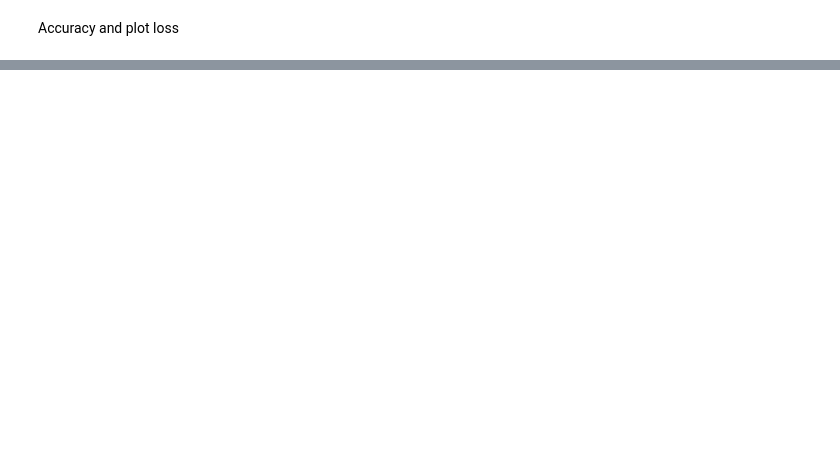
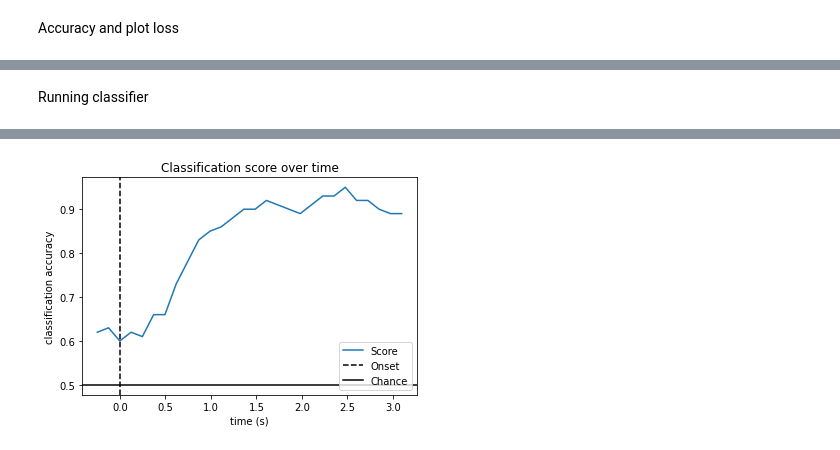
Before and after one commit to TheoPantaz/Motor-Imagery-Classification-with-Tensorflow-and-MNE, a Jupyter notebook: Motor_Imagery_clsf.ipynb, the cells around one changed output, grey strips where cells are left out. Cells and saved outputs as stored; diff of their text form; code cells hidden in the pictures; blank space fills up the shorter version.

```diff
--- a/Motor_Imagery_clsf.ipynb
+++ b/Motor_Imagery_clsf.ipynb
@@ -268,0 +283,40 @@ plt.show()
+# %% [markdown]
+Running classifier
+# %%
+tmin = -1
+tmax = 4
+
+epoched_data_running, labels_running = Epochs(filtered, events, tmix, tmax)
+split = 0.5
+split = int(split * epoched_data_running.shape[0])
+X_test_running = epoched_data_running[split:]
+Y_test_running = LABELS[split:-1] - 1
+
+w_length = int(Fs * 1.5)   # running classifier: window length
+w_step = int(Fs/250)  # running classifier: window step size
+w_start = np.arange(0, X_test_running.shape[2] - w_length, w_step)
+final_reshape = int(reshape_factor/4)
+
+scores = []
+batch_data = []
+for i, n in enumerate(w_start):
+  data = csp.transform(X_test_running[...,n:n+w_length])
+  batch_data.append(data)
+  if (i+1) % final_reshape == 0:
+    batch_data = np.transpose(np.array(batch_data), (1,0,2))
+    scores.append(model.evaluate(batch_data, Y_test_running))
+    batch_data = []
+scores = np.array(scores)
+w_times = (np.arange(0, X_test_running.shape[2] - w_length, final_reshape * w_step) + w_length / 2.) / Fs + tmin
+w_times = w_times[:-1]
+
+plt.figure()
+plt.plot(w_times, scores[:,1], label='Score')
+plt.axvline(0, linestyle='--', color='k', label='Onset')
+plt.axhline(0.5, linestyle='-', color='k', label='Chance')
+plt.xlabel('time (s)')
+plt.ylabel('classification accuracy')
+plt.title('Classification score over time')
+plt.legend(loc='lower right')
+plt.show()
+# %% [output]
@@ -268,0 +340 @@ plt.show()
+[figure, added]
```
Also changed, not shown: parts of 15 cells of this notebook.
